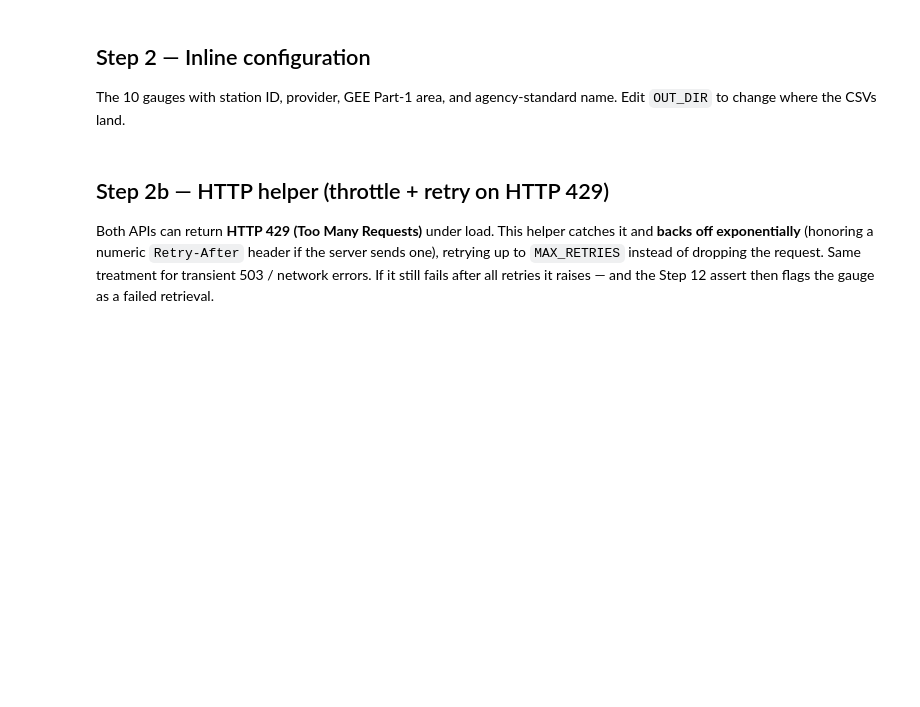
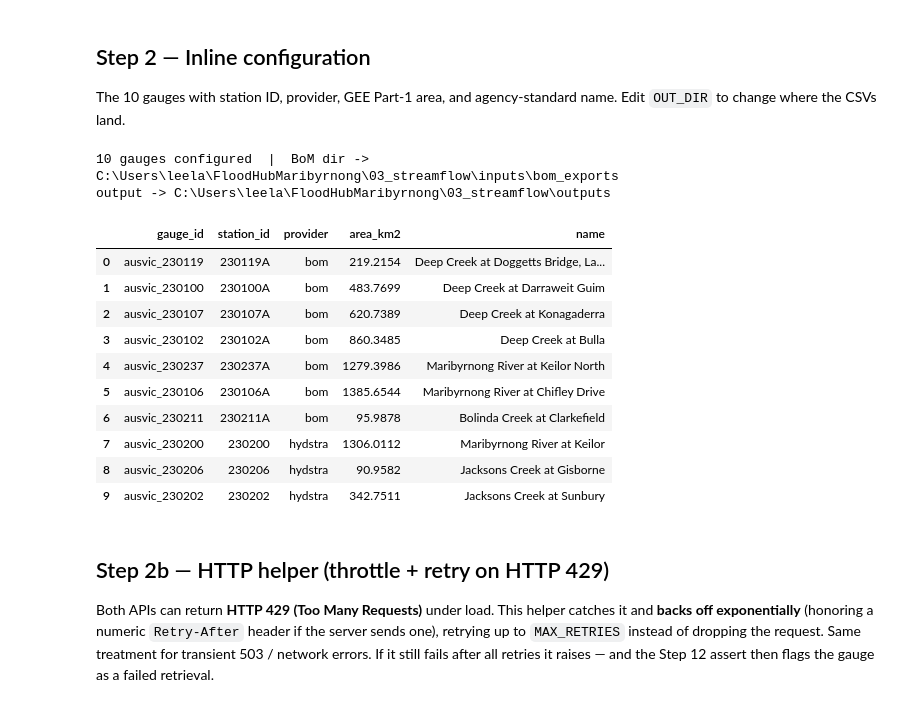
Before and after one commit to maribyrnongfloods/FloodHubMaribyrnong, a Jupyter notebook: notebooks/03_fetch_streamflow.ipynb, the cells around one changed output. Saved outputs shown, nothing was run; the diff lists cells and outputs as text; code cells hidden in the pictures; blank space fills up the shorter version.

```diff
--- a/notebooks/03_fetch_streamflow.ipynb
+++ b/notebooks/03_fetch_streamflow.ipynb
@@ -90,7 +94,7 @@ Edit `OUT_DIR` to change where the CSVs land.
 # %%
 # gauge_id, station_id, provider, area_km2 (GEE Part-1), name
 GAUGES = [
-    ('ausvic_230119', '230119A', 'bom',     219.2154,  'Deep Creek at Doggetts Bridge Lancefield'),
+    ('ausvic_230119', '230119A', 'bom',     219.2154,  'Deep Creek at Doggetts Bridge, Lancefield'),
     ('ausvic_230100', '230100A', 'bom',     483.7699,  'Deep Creek at Darraweit Guim'),
     ('ausvic_230107', '230107A', 'bom',     620.7389,  'Deep Creek at Konagaderra'),
     ('ausvic_230102', '230102A', 'bom',     860.3485,  'Deep Creek at Bulla'),
@@ -98,8 +102,8 @@ GAUGES = [
     ('ausvic_230106', '230106A', 'bom',     1385.6544, 'Maribyrnong River at Chifley Drive'),
     ('ausvic_230211', '230211A', 'bom',     95.9878,   'Bolinda Creek at Clarkefield'),
     ('ausvic_230200', '230200',  'hydstra', 1306.0112, 'Maribyrnong River at Keilor'),
-    ('ausvic_230206', '230206',  'hydstra', 90.9582,   'Jackson Creek at Gisborne'),
-    ('ausvic_230202', '230202',  'hydstra', 342.7511,  'Jackson Creek at Sunbury'),
+    ('ausvic_230206', '230206',  'hydstra', 90.9582,   'Jacksons Creek at Gisborne'),
+    ('ausvic_230202', '230202',  'hydstra', 342.7511,  'Jacksons Creek at Sunbury'),
 ]
 GAUGE_DF = pd.DataFrame(GAUGES, columns=['gauge_id', 'station_id', 'provider', 'area_km2', 'name'])
 
@@ -128,33 +132,47 @@ API_DELAY_S  = 2.0
 MAX_RETRIES  = 5     # attempts per Hydstra request before giving up
 BACKOFF_BASE = 3.0   # exponential backoff seconds on HTTP 429/503: BASE * 2**attempt
 
 # Minimum data days each gauge must return. For the 7 BoM gauges these are the FULL measured
 # pull (Jun-2026) -- a complete read must return at least this many. The BoM record only grows
 # forward, so a current/complete export always clears the floor, while a truncated or stale
 # export drops below and the run asserts at the end. Counts are pre-QA, so legitimate masking
 # can never trip it. The 3 live Hydstra gauges stay at ~95% of the known-good first submission
 # (a live API has more run-to-run variance than a local file read).
 # BoM full pull (Jun-2026):  230119 8794 | 230100 17350 | 230107 14186 | 230102 25476
 #                            230237 9827 | 230106 18113 | 230211 16550
 # Known-good Hydstra (first submission): 230200 36490 | 230206 24035 | 230202 24165
 MIN_RECORDS = {
     'ausvic_230119':  8794, 'ausvic_230100': 17350, 'ausvic_230107': 14186,
     'ausvic_230102': 25476, 'ausvic_230237':  9827, 'ausvic_230106': 18113,
     'ausvic_230211': 16550, 'ausvic_230200': 34500, 'ausvic_230206': 22800,
     'ausvic_230202': 22900,
 }
 
 # QA thresholds
 FLATLINE_MIN_RUN   = 5      # >= this many identical non-zero days = stuck sensor
 PHYS_CEILING_MM    = 150.0  # daily-mean mm/day ceiling (temperate catchment)
 REPEAT_CEILING_MIN = 5      # >= this many identical non-zero days TOTAL (not just
 REPEAT_CEILING_MM  = 5.0    #   consecutive), above this mm/day = rating ceiling / infill
 FLATLINE_MIN_MM    = 1.0    # only flat-line-mask runs ABOVE this mm/day; low-flow plateaus
                             #   below it are real baseflow on a perennial gauge and are KEPT
 
 print(f'{len(GAUGES)} gauges configured  |  BoM dir -> {BOM_DIR.resolve()}')
 print(f'output -> {OUT_DIR.resolve()}')
 GAUGE_DF
+# %% [output]
+10 gauges configured  |  BoM dir -> C:\Users\leela\FloodHubMaribyrnong\03_streamflow\inputs\bom_exports
+output -> C:\Users\leela\FloodHubMaribyrnong\03_streamflow\outputs
+|  | gauge_id | station_id | provider | area_km2 | name |
+| 0 | ausvic_230119 | 230119A | bom | 219.2154 | Deep Creek at Doggetts Bridge, La... |
+| 1 | ausvic_230100 | 230100A | bom | 483.7699 | Deep Creek at Darraweit Guim |
+| 2 | ausvic_230107 | 230107A | bom | 620.7389 | Deep Creek at Konagaderra |
+| 3 | ausvic_230102 | 230102A | bom | 860.3485 | Deep Creek at Bulla |
+| 4 | ausvic_230237 | 230237A | bom | 1279.3986 | Maribyrnong River at Keilor North |
+| 5 | ausvic_230106 | 230106A | bom | 1385.6544 | Maribyrnong River at Chifley Drive |
+| 6 | ausvic_230211 | 230211A | bom | 95.9878 | Bolinda Creek at Clarkefield |
+| 7 | ausvic_230200 | 230200 | hydstra | 1306.0112 | Maribyrnong River at Keilor |
+| 8 | ausvic_230206 | 230206 | hydstra | 90.9582 | Jacksons Creek at Gisborne |
+| 9 | ausvic_230202 | 230202 | hydstra | 342.7511 | Jacksons Creek at Sunbury |
 # %% [markdown]
 ## Step 2b — HTTP helper (throttle + retry on HTTP 429)
 
```
Also changed, not shown: parts of 13 cells of this notebook, 10 other files.
